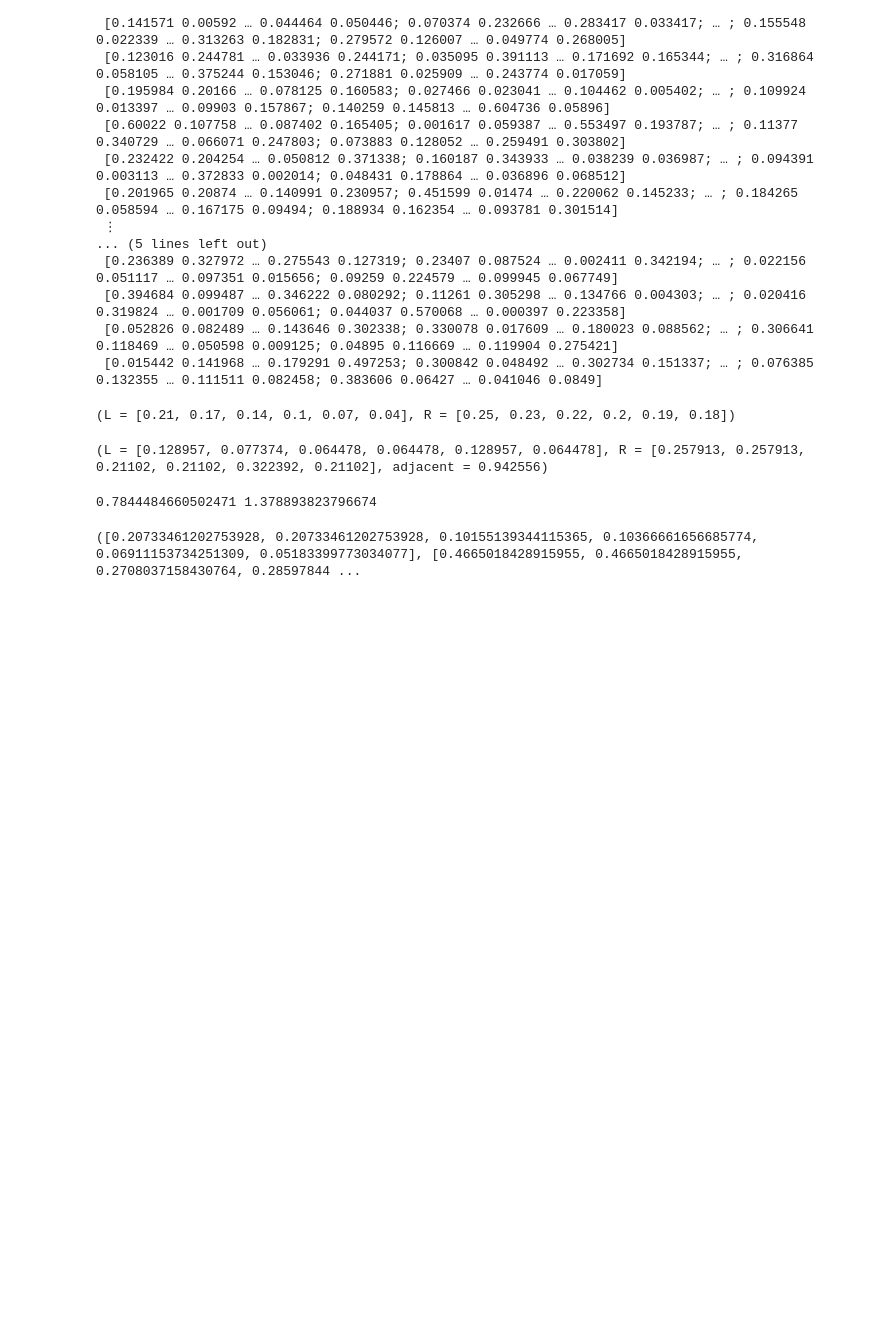
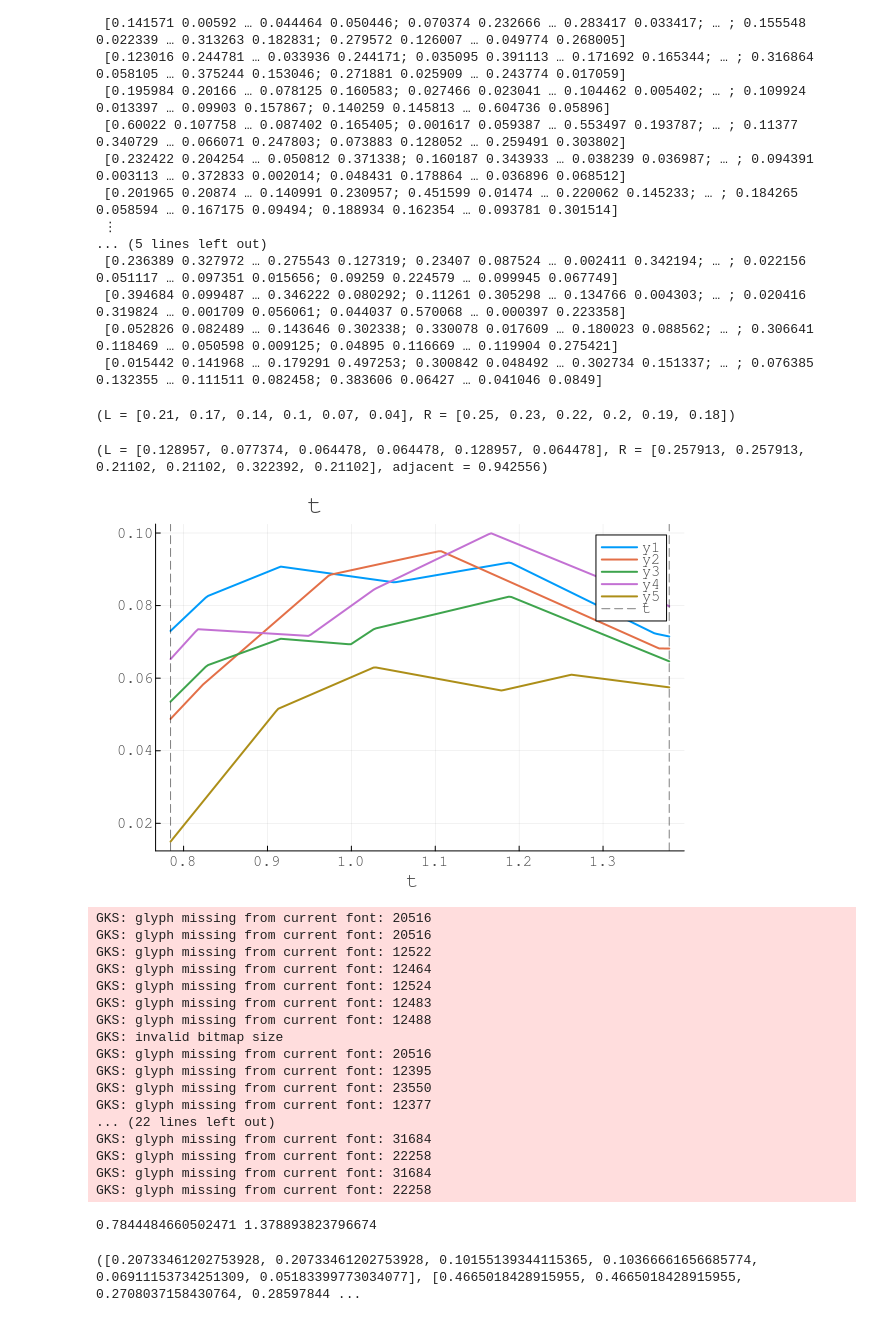
Before and after one commit to serori521/Interval-AHP-alt-rank, a Jupyter notebook: src/rank_change_interval.ipynb, the cells around one changed output. Saved outputs shown, nothing was run; the diff lists cells and outputs as text; code cells hidden in the pictures; blank space fills up the shorter version.

```diff
--- a/src/rank_change_interval.ipynb
+++ b/src/rank_change_interval.ipynb
@@ -37,6 +37,32 @@ methodW = read_method_weights("A/MMRW", 2,6);
 println(methodW[2])
 # %% [output]
 (L = [0.128957, 0.077374, 0.064478, 0.064478, 0.128957, 0.064478], R = [0.257913, 0.257913, 0.21102, 0.21102, 0.322392, 0.21102], adjacent = 0.942556)
+# %%
+
+t_range = find_optimal_trange(methodW[1].L,methodW[1].R)
+
+# プロット生成
+p = plot_regret_transition(utility[5], methodW, t_range)
+display(p)
+# %% [output]
+[figure, added]
+GKS: glyph missing from current font: 20516
+GKS: glyph missing from current font: 20516
+GKS: glyph missing from current font: 12522
+GKS: glyph missing from current font: 12464
+GKS: glyph missing from current font: 12524
+GKS: glyph missing from current font: 12483
+GKS: glyph missing from current font: 12488
+GKS: invalid bitmap size
+GKS: glyph missing from current font: 20516
+GKS: glyph missing from current font: 12395
+GKS: glyph missing from current font: 23550
+GKS: glyph missing from current font: 12377
+... (22 lines left out)
+GKS: glyph missing from current font: 31684
+GKS: glyph missing from current font: 22258
+GKS: glyph missing from current font: 31684
+GKS: glyph missing from current font: 22258
 # %%
 #最適解の範囲を計算
 tᴸ,tᴿ= find_optimal_trange(methodW[1].L,methodW[1].R)
```
Also changed, not shown: parts of 2 cells of this notebook, 2 other files.
